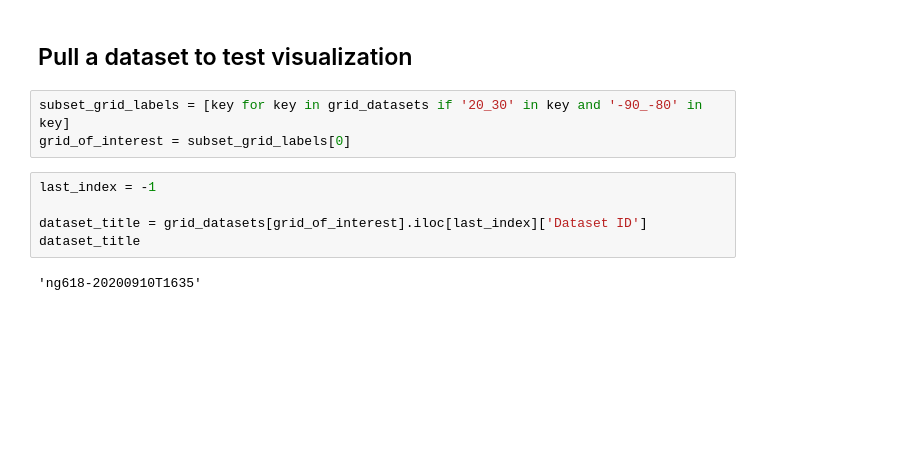
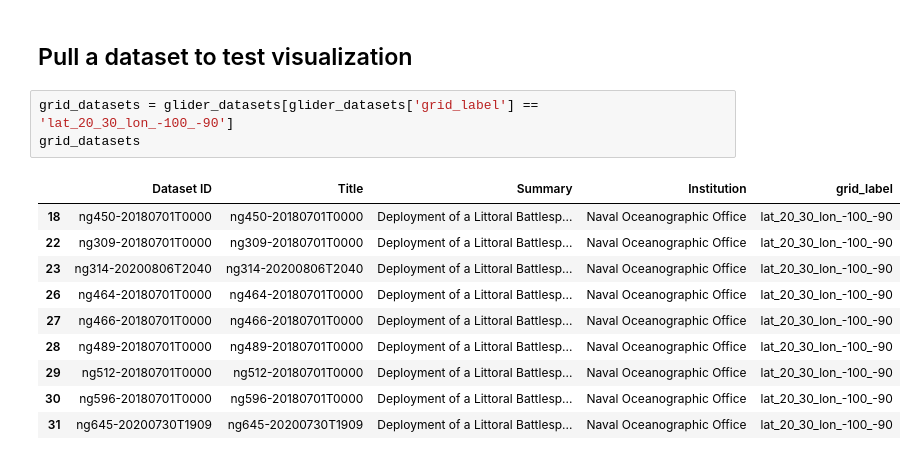
Before and after one commit to wnkhan/erddap_client, a Jupyter notebook: notebooks/10_noaa_facilitated_erddap/glider_erddap_analysis.ipynb, the cells around one changed output. Saved outputs shown, nothing was run; the diff lists cells and outputs as text; blank space fills up the shorter version.

```diff
--- a/notebooks/10_noaa_facilitated_erddap/glider_erddap_analysis.ipynb
+++ b/notebooks/10_noaa_facilitated_erddap/glider_erddap_analysis.ipynb
@@ -148,14 +148,18 @@ coord_count_per_row = 2
 assert glider_dataset_count, (row_count_for_coords / coord_count_per_row)
 # %% [markdown]
 ## Pull a dataset to test visualization
-# %%
-subset_grid_labels = [key for key in grid_datasets if '20_30' in key and '-90_-80' in key]
-grid_of_interest = subset_grid_labels[0]
-# %%
-last_index = -1
-
-dataset_title = grid_datasets[grid_of_interest].iloc[last_index]['Dataset ID']
-dataset_title
-# %% [output]
-'ng618-20200910T1635'
+# %%
+grid_datasets = glider_datasets[glider_datasets['grid_label'] == 'lat_20_30_lon_-100_-90']
+grid_datasets
+# %% [output]
+|  | Dataset ID | Title | Summary | Institution | grid_label |
+| 18 | ng450-20180701T0000 | ng450-20180701T0000 | Deployment of a Littoral Battlesp... | Naval Oceanographic Office | lat_20_30_lon_-100_-90 |
+| 22 | ng309-20180701T0000 | ng309-20180701T0000 | Deployment of a Littoral Battlesp... | Naval Oceanographic Office | lat_20_30_lon_-100_-90 |
+| 23 | ng314-20200806T2040 | ng314-20200806T2040 | Deployment of a Littoral Battlesp... | Naval Oceanographic Office | lat_20_30_lon_-100_-90 |
+| 26 | ng464-20180701T0000 | ng464-20180701T0000 | Deployment of a Littoral Battlesp... | Naval Oceanographic Office | lat_20_30_lon_-100_-90 |
+| 27 | ng466-20180701T0000 | ng466-20180701T0000 | Deployment of a Littoral Battlesp... | Naval Oceanographic Office | lat_20_30_lon_-100_-90 |
+| 28 | ng489-20180701T0000 | ng489-20180701T0000 | Deployment of a Littoral Battlesp... | Naval Oceanographic Office | lat_20_30_lon_-100_-90 |
+| 29 | ng512-20180701T0000 | ng512-20180701T0000 | Deployment of a Littoral Battlesp... | Naval Oceanographic Office | lat_20_30_lon_-100_-90 |
+| 30 | ng596-20180701T0000 | ng596-20180701T0000 | Deployment of a Littoral Battlesp... | Naval Oceanographic Office | lat_20_30_lon_-100_-90 |
+| 31 | ng645-20200730T1909 | ng645-20200730T1909 | Deployment of a Littoral Battlesp... | Naval Oceanographic Office | lat_20_30_lon_-100_-90 |
 # %%
```
Also changed, not shown: parts of 3 cells of this notebook.
